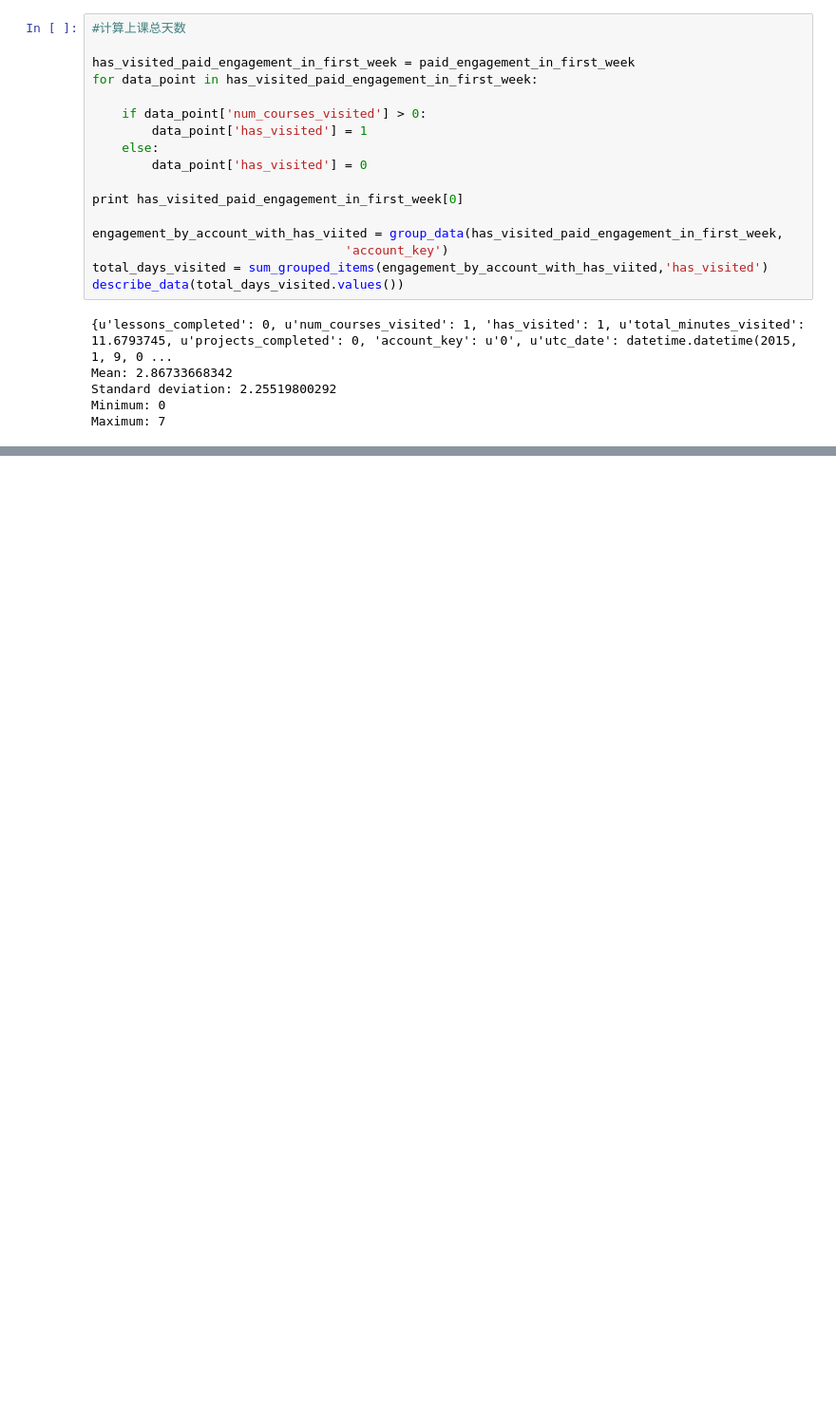
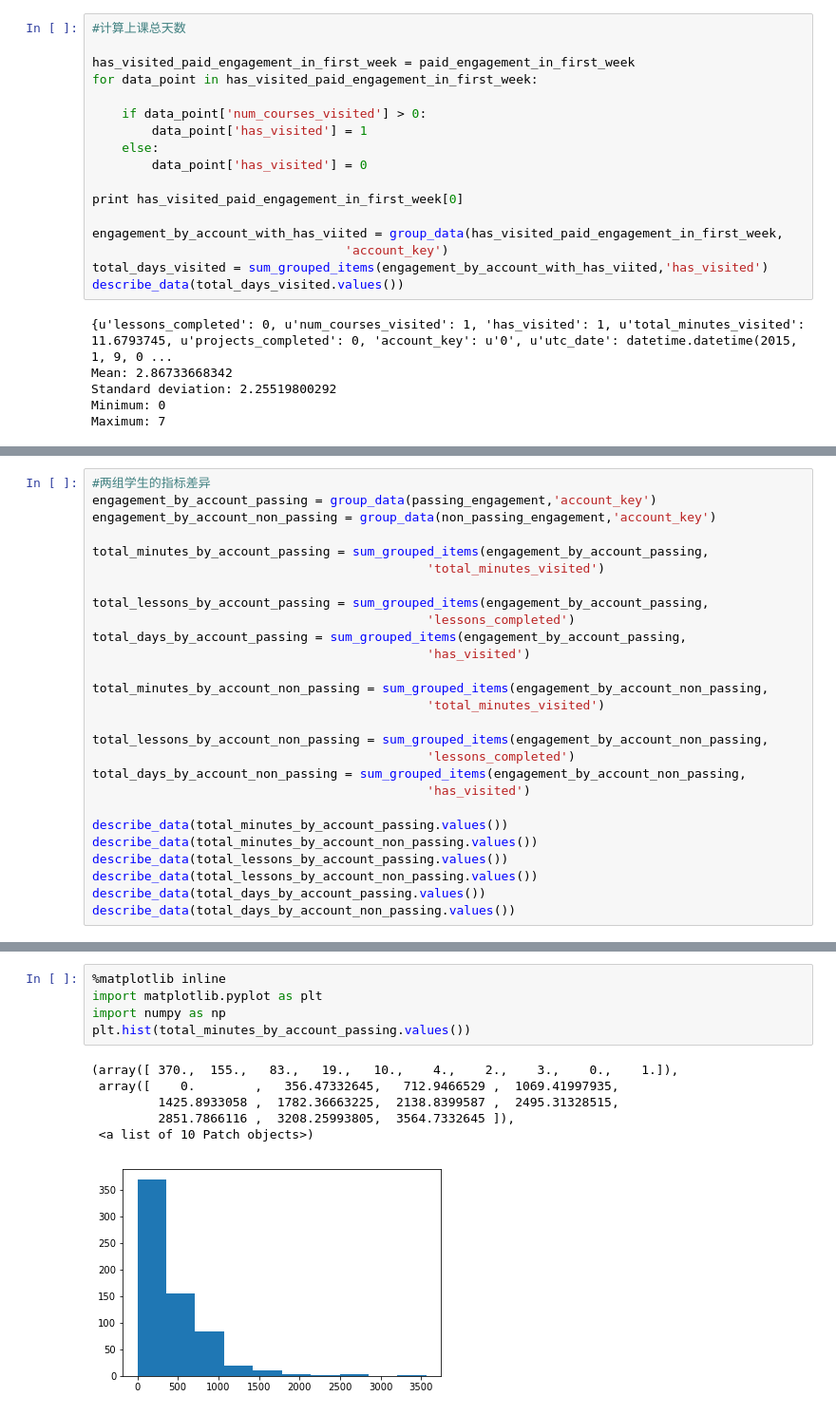
Before and after one commit to lk235/data_analysis, a Jupyter notebook: udacity.ipynb, the cells around one changed output, grey strips where cells are left out. Shown at 95% size. Cells and saved outputs as stored; diff of their text form; blank space fills up the shorter version.

```diff
--- a/udacity.ipynb
+++ b/udacity.ipynb
@@ -349,0 +368,27 @@ non_passing_engagement = []
+# %%
+#两组学生的指标差异
+engagement_by_account_passing = group_data(passing_engagement,'account_key')
+engagement_by_account_non_passing = group_data(non_passing_engagement,'account_key')
+
+total_minutes_by_account_passing = sum_grouped_items(engagement_by_account_passing,
+                                             'total_minutes_visited')
+
+total_lessons_by_account_passing = sum_grouped_items(engagement_by_account_passing,
+                                             'lessons_completed')
+total_days_by_account_passing = sum_grouped_items(engagement_by_account_passing,
+                                             'has_visited')
+
+total_minutes_by_account_non_passing = sum_grouped_items(engagement_by_account_non_passing,
+                                             'total_minutes_visited')
+
+total_lessons_by_account_non_passing = sum_grouped_items(engagement_by_account_non_passing,
+                                             'lessons_completed')
+total_days_by_account_non_passing = sum_grouped_items(engagement_by_account_non_passing,
+                                             'has_visited')
+
+describe_data(total_minutes_by_account_passing.values())
+describe_data(total_minutes_by_account_non_passing.values())
+describe_data(total_lessons_by_account_passing.values())
+describe_data(total_lessons_by_account_non_passing.values())
+describe_data(total_days_by_account_passing.values())
+describe_data(total_days_by_account_non_passing.values())
@@ -349,0 +413,12 @@ non_passing_engagement = []
+# %%
+%matplotlib inline
+import matplotlib.pyplot as plt
+import numpy as np
+plt.hist(total_minutes_by_account_passing.values())
+# %% [output]
+(array([ 370.,  155.,   83.,   19.,   10.,    4.,    2.,    3.,    0.,    1.]),
+ array([    0.        ,   356.47332645,   712.9466529 ,  1069.41997935,
+         1425.8933058 ,  1782.36663225,  2138.8399587 ,  2495.31328515,
+         2851.7866116 ,  3208.25993805,  3564.7332645 ]),
+ <a list of 10 Patch objects>)
+[figure, added]
```
Also changed, not shown: parts of 11 cells of this notebook.
